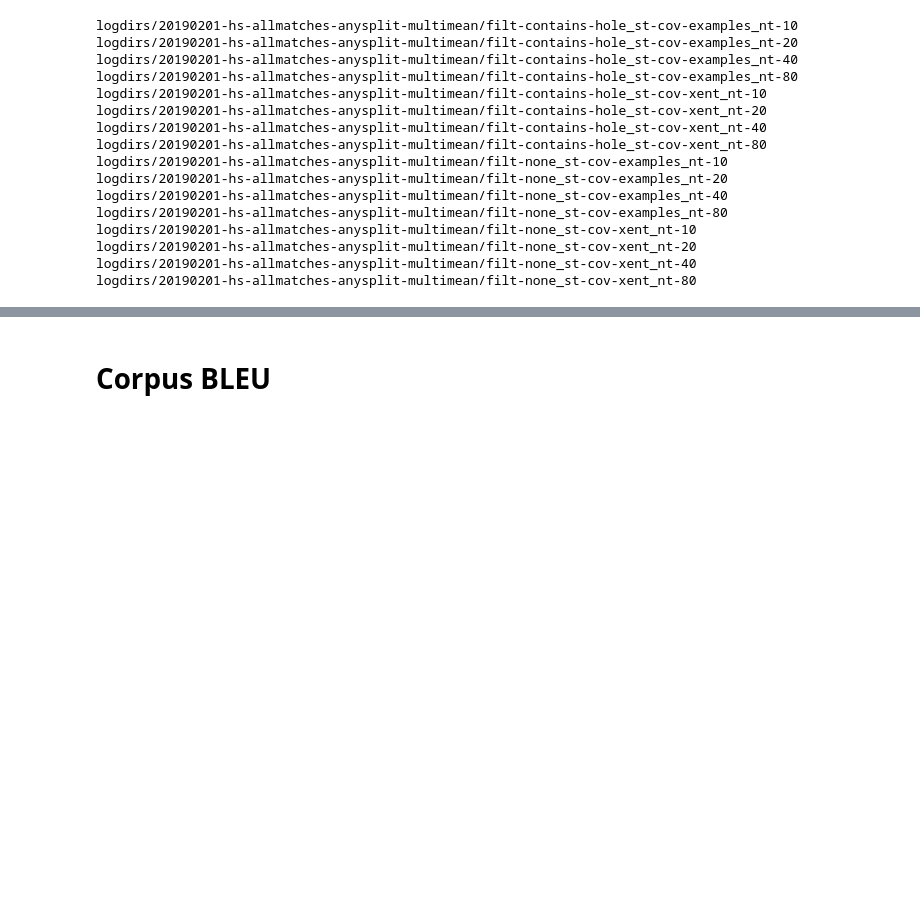
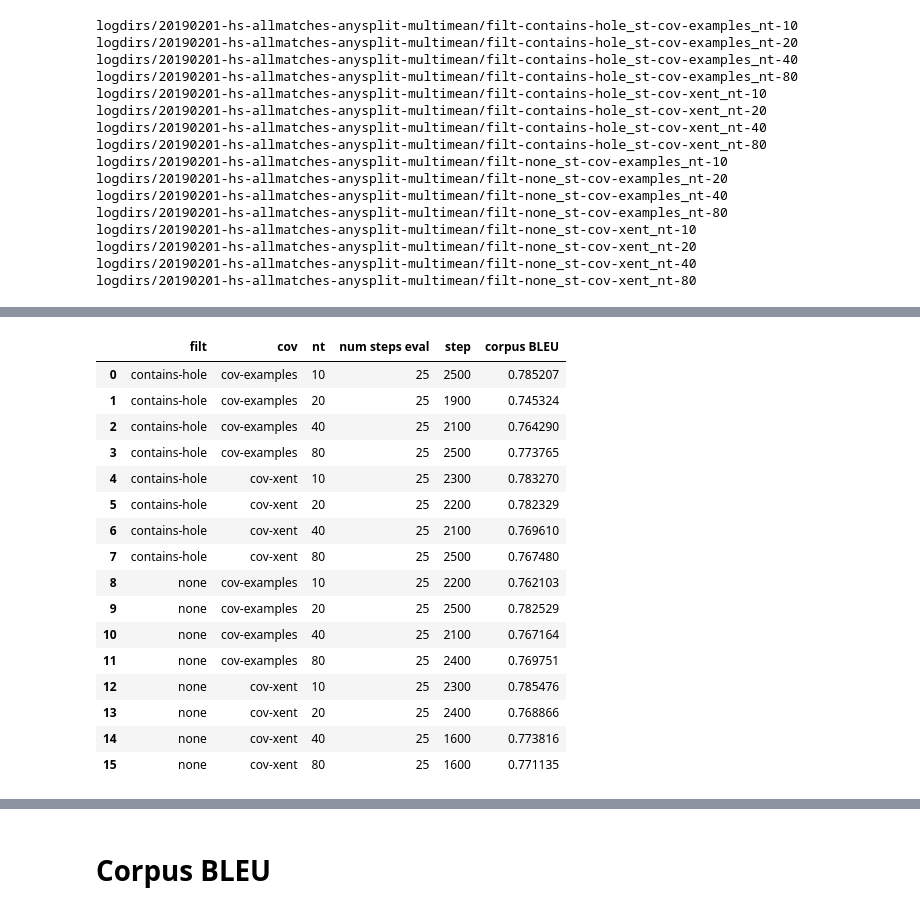
Before and after one commit to rshin/seq2struct, a Jupyter notebook: notebooks/hearthstone_idioms_20190201.ipynb, the cells around one changed output, grey strips where cells are left out. Saved outputs shown, nothing was run; the diff lists cells and outputs as text; code cells hidden in the pictures; blank space fills up the shorter version.

```diff
--- a/notebooks/hearthstone_idioms_20190201.ipynb
+++ b/notebooks/hearthstone_idioms_20190201.ipynb
@@ -69,0 +90,33 @@ logdirs/20190201-hs-allmatches-anysplit-multimean/filt-none_st-cov-xent_nt-80
+# %%
+accuracy_per_run = collections.defaultdict(dict)
+all_metrics = []
+metric_types = set()
+rows = []
+for d in sorted(glob.glob('logdirs/20190201-hs-allmatches-anysplit-multimean/*')):
+    exp_name = os.path.basename(d)
+    exp_vars = re.match('filt-([^_]+)_st-([^_]+)_nt-([^_]+)', exp_name).groups()
+
+    infer_paths = glob.glob(os.path.join(d, 'infer-val-step*-bs1.jsonl'))
+    all_scores = []
+    for infer_path in infer_paths:
+        step = int(re.search('step(\d+)', infer_path).group(1))
+        _, metrics = evaluation.compute_metrics(
+            'configs/hearthstone/nl2code.jsonnet', '', 'val', infer_path)
+        all_scores.append((step, metrics['corpus BLEU']))
+        all_metrics.append((exp_name, step, metrics))
+        metric_types.update(metrics.keys())
+
+    all_scores.sort(key=operator.itemgetter(0))
+    sorted_scores = sorted(all_scores, reverse=True, key=operator.itemgetter(1))
+    rows.append(exp_vars + (len(all_scores),) + (sorted_scores[0] if sorted_scores else (-1, -1)))
+    accuracy_per_run[exp_name] = {
+        'x': [s[0] for s in all_scores],
+        'all': [s[1] for s in all_scores],
+    }
+    print(d)
+
+metric_types = tuple(sorted(metric_types))
+df = pd.DataFrame(rows, columns=('filt', 'cov', 'nt', 'num steps eval', 'step', 'corpus BLEU'))
+flat_df = pd.DataFrame(
+    [(exp_name, step) + tuple(metrics.get(t) for t in metric_types) for exp_name, step, metrics in all_metrics],
+    columns=('exp_name', 'step') + metric_types)
@@ -69,0 +140,20 @@ logdirs/20190201-hs-allmatches-anysplit-multimean/filt-none_st-cov-xent_nt-80
+# %%
+df
+# %% [output]
+|  | filt | cov | nt | num steps eval | step | corpus BLEU |
+| 0 | contains-hole | cov-examples | 10 | 25 | 2500 | 0.785207 |
+| 1 | contains-hole | cov-examples | 20 | 25 | 1900 | 0.745324 |
+| 2 | contains-hole | cov-examples | 40 | 25 | 2100 | 0.764290 |
+| 3 | contains-hole | cov-examples | 80 | 25 | 2500 | 0.773765 |
+| 4 | contains-hole | cov-xent | 10 | 25 | 2300 | 0.783270 |
+| 5 | contains-hole | cov-xent | 20 | 25 | 2200 | 0.782329 |
+| 6 | contains-hole | cov-xent | 40 | 25 | 2100 | 0.769610 |
+| 7 | contains-hole | cov-xent | 80 | 25 | 2500 | 0.767480 |
+| 8 | none | cov-examples | 10 | 25 | 2200 | 0.762103 |
+| 9 | none | cov-examples | 20 | 25 | 2500 | 0.782529 |
+| 10 | none | cov-examples | 40 | 25 | 2100 | 0.767164 |
+| 11 | none | cov-examples | 80 | 25 | 2400 | 0.769751 |
+| 12 | none | cov-xent | 10 | 25 | 2300 | 0.785476 |
+| 13 | none | cov-xent | 20 | 25 | 2400 | 0.768866 |
+| 14 | none | cov-xent | 40 | 25 | 1600 | 0.773816 |
+| 15 | none | cov-xent | 80 | 25 | 1600 | 0.771135 |
```
Also changed, not shown: parts of 4 cells of this notebook.
